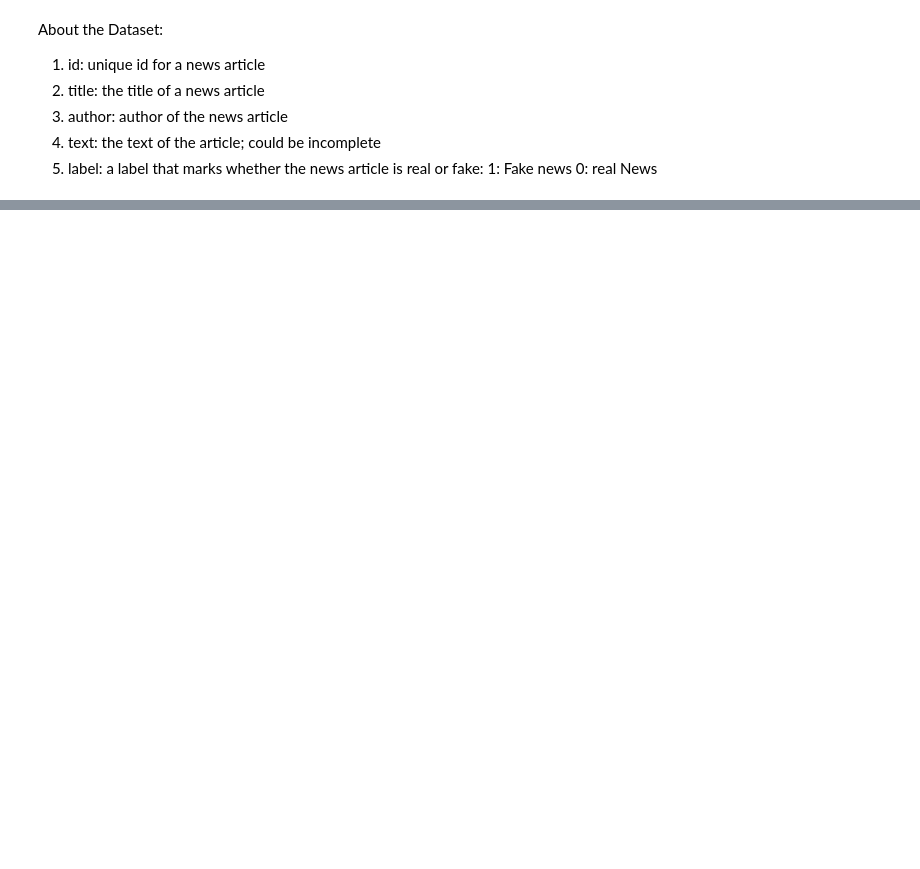
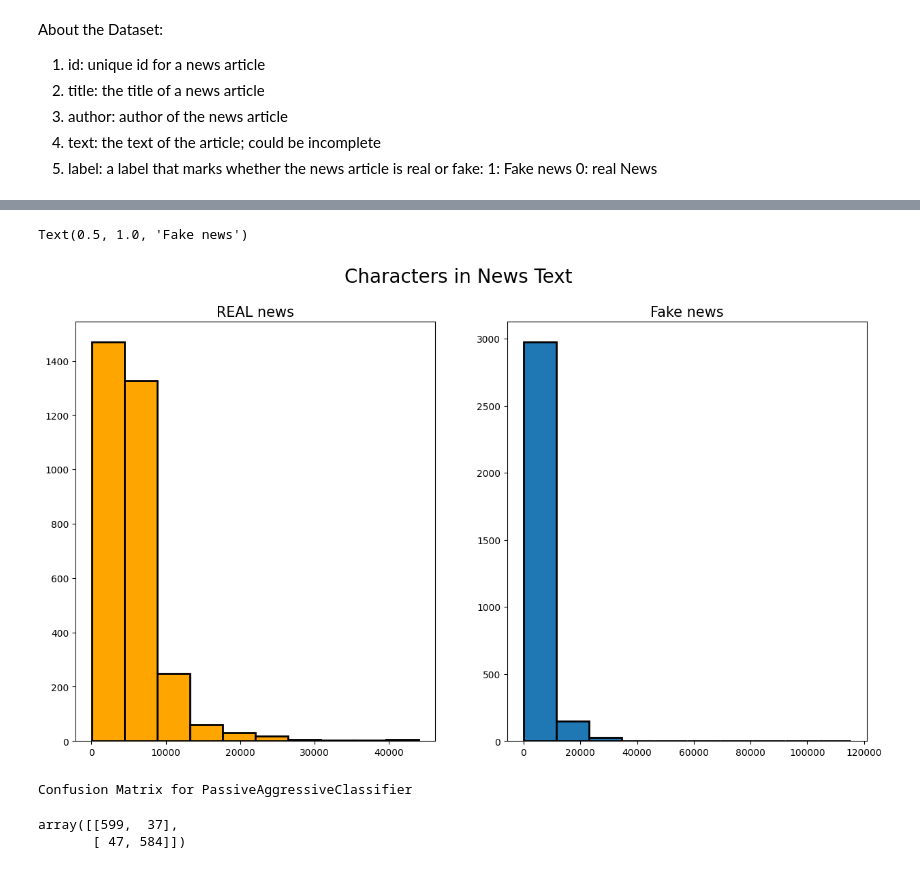
Before and after one commit to Eleutherian13/Machine-Learning-Projects-Collection-, a Jupyter notebook: FakeNewsPrediction/FakeNewsPrediction.ipynb, the cells around one changed output, grey strips where cells are left out. Drawn from its saved outputs; the diff is of its cells as text; code cells hidden in the pictures; blank space fills up the shorter version.

```diff
--- a/FakeNewsPrediction/FakeNewsPrediction.ipynb
+++ b/FakeNewsPrediction/FakeNewsPrediction.ipynb
@@ -20,0 +151,12 @@ Requirement already satisfied: colorama in c:\users\manas\anaconda3\lib\site-pac
+# %%
+fig, (ax1,ax2)=plt.subplots(1,2,figsize=(15,8))
+fig.suptitle('Characters in News Text',fontsize=20)
+news_len=df[df['label']=='REAL']['text'].str.len()
+ax1.hist(news_len,color='orange',linewidth=2,edgecolor='black')
+ax1.set_title('REAL news',fontsize=15)
+news_len=df[df['label']=='FAKE']['text'].str.len()
+ax2.hist(news_len,linewidth=2,edgecolor='black')
+ax2.set_title('Fake news',fontsize=15)
+# %% [output]
+Text(0.5, 1.0, 'Fake news')
+[figure, added]
@@ -20,0 +179,7 @@ Requirement already satisfied: colorama in c:\users\manas\anaconda3\lib\site-pac
+# %%
+print('Confusion Matrix for PassiveAggressiveClassifier')
+cm1
+# %% [output]
+Confusion Matrix for PassiveAggressiveClassifier
+array([[599,  37],
+       [ 47, 584]])
```
Also changed, not shown: parts of 17 cells of this notebook, 2 other files.
